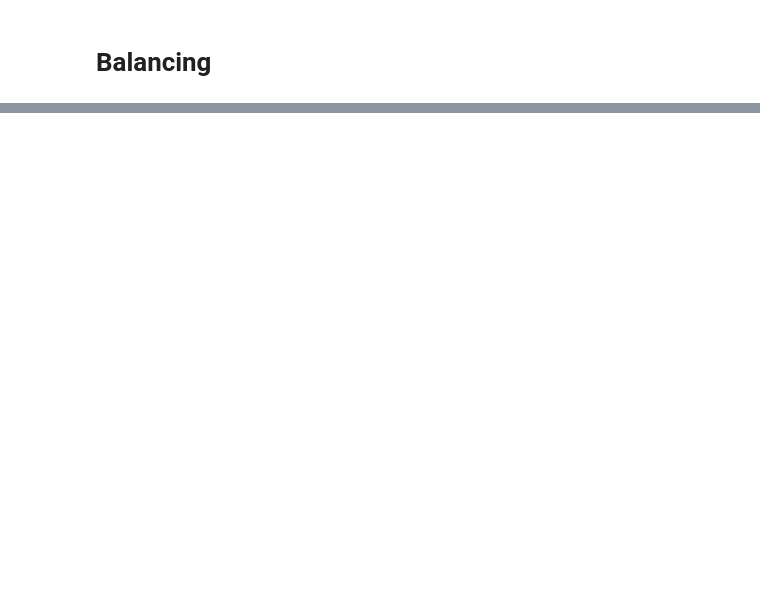
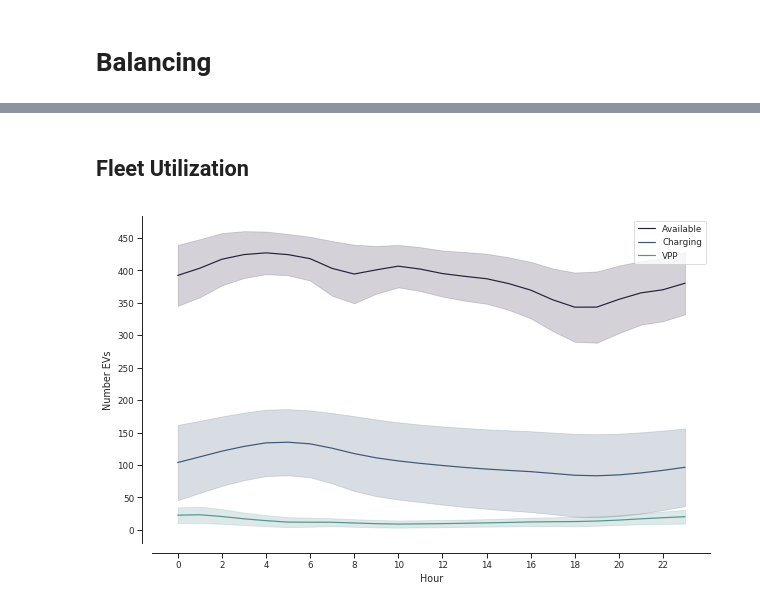
Before and after one commit to indyfree/FleetSim, a Jupyter notebook: notebooks/07-Results.ipynb, the cells around one changed output, grey strips where cells are left out. Drawn from its saved outputs; the diff is of its cells as text; code cells hidden in the pictures; blank space fills up the shorter version.

Commit message:
[nb/results] Rework notebook

```diff
--- a/notebooks/07-Results.ipynb
+++ b/notebooks/07-Results.ipynb
@@ -55,5 +60,0 @@ df_b.tail()
-# %%
-merge = df_i.merge(df_b, left_index=True, right_index=True, how='left')
-ax = merge.plot(y='balance_eur_x', label='Intraday Balance')
-merge.plot(y='balance_eur_y', label='Balancing Balance', ax=ax)
-plt.show()
@@ -62,5 +60,0 @@ plt.show()
-# %%
-merge = df_i.merge(df_b, left_index=True, right_index=True, how='left')
-ax = merge.plot(y='vpp_charged_kw_x', label='Intraday Charge')
-merge.plot(y='vpp_charged_kw_y', label='Balancing Charge', ax=ax)
-plt.show()
@@ -121,0 +91,21 @@ sns.violinplot(x="hour", y="ev_vpp", data=df, ax=ax2);
+# %% [markdown]
+## Fleet Utilization
+# %%
+df_stats = read_results("../results/stats-baseline.csv")
+df_stats["hour"] = df_stats.index.hour
+df_stats.head()
+
+Y = ["available_evs", "charging_evs", "vpp_evs"]
+for y in Y:
+    label = y.split("_")[0].title()
+    label = label.upper() if label == "Vpp" else label
+    ax = sns.lineplot(x="hour", y=y, ci="sd", data=df_stats, label=label)
+
+
+sns.despine(offset=10)
+ax.set(xlabel='Hour', ylabel='Number EVs')
+plt.xticks(np.arange(0, 24, 2));
+plt.yticks(np.arange(0, 500, 50));
+plt.savefig("../results/fig/fleet-utilization.png")
+# %% [output]
+[figure, added]
```
Also changed, not shown: parts of 25 cells of this notebook, 3 other files.
